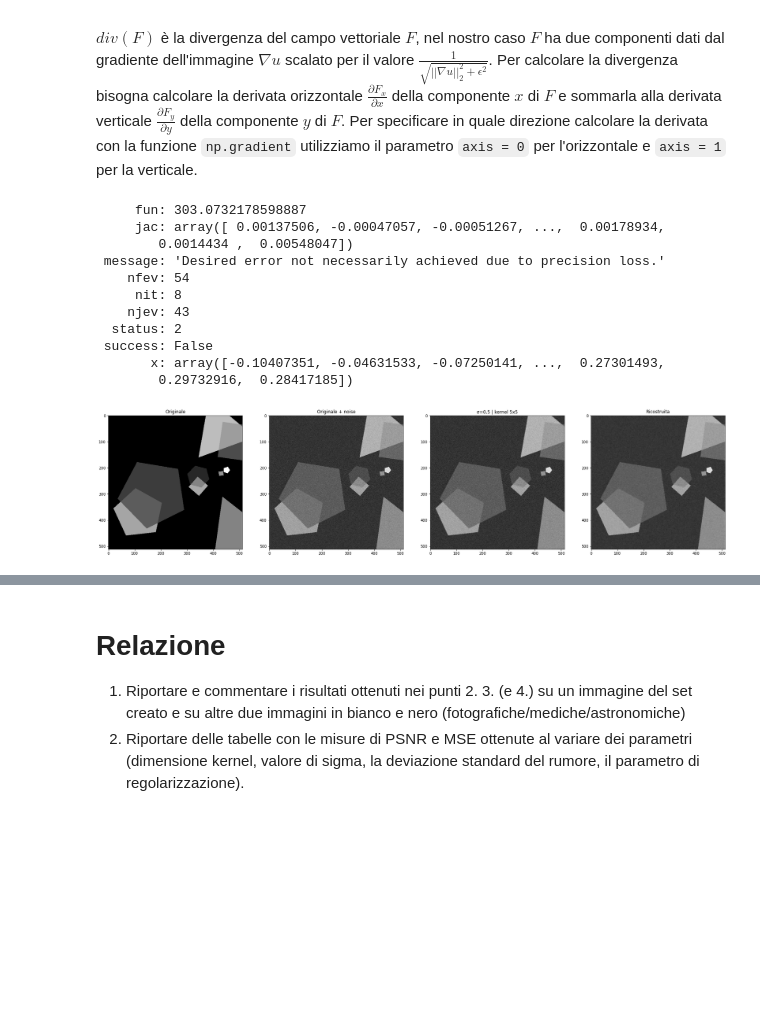
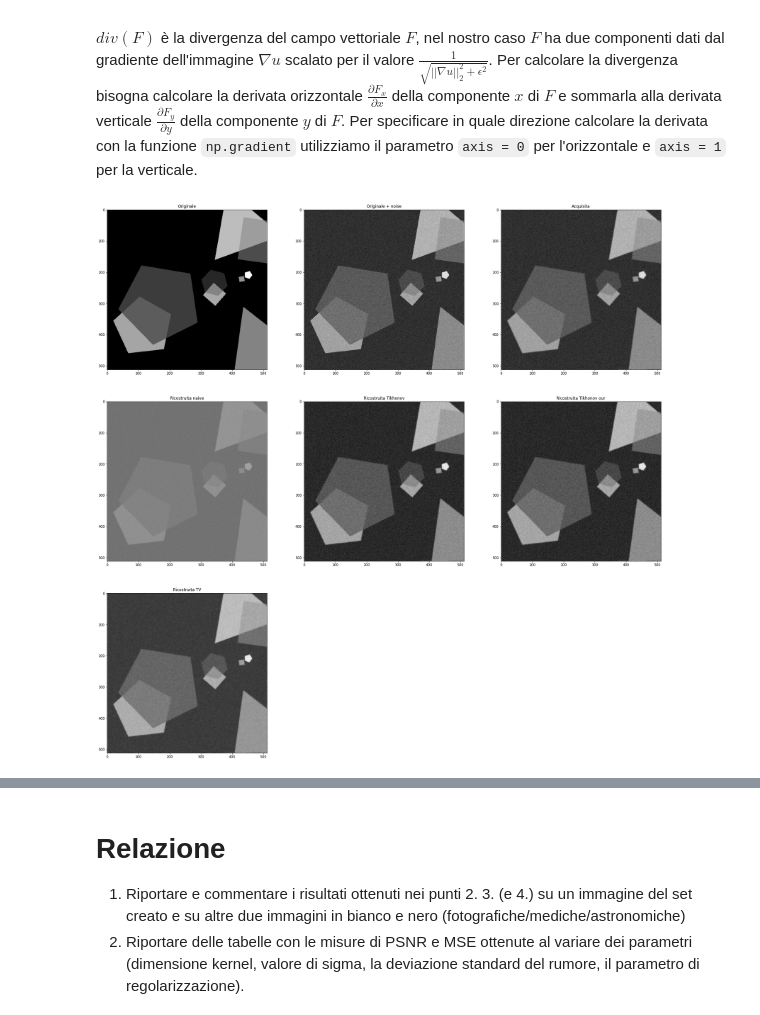
Before and after one commit to NotXia/imaging, a Jupyter notebook: progetto.ipynb, the cells around one changed output, grey strips where cells are left out. Saved outputs shown, nothing was run; the diff lists cells and outputs as text; code cells hidden in the pictures; blank space fills up the shorter version.

```diff
--- a/progetto.ipynb
+++ b/progetto.ipynb
@@ -277,7 +201,7 @@ def next_step(f, x, grad):  # backtracking procedure for the choice of the stepl
     return alpha
 
 def gradiente(f, grad_f, x0, step, MAXITERATION, ABSOLUTE_STOP):
-  #initialize first values
+  # initialize first values
   x_last = np.array(x0)
 
   k = 0
@@ -296,7 +220,7 @@ def gradiente(f, grad_f, x0, step, MAXITERATION, ABSOLUTE_STOP):
 
   return (x_last, k)
 
-def reg2(image, blur, lamb):
+def deblur_tikhonov2(image, blur, lamb):
   def f(x):
       x = x.reshape(image.shape)
       return ((((1 / 2) * (np.linalg.norm(A(x, blur) - image))**2 + ((lamb / 2)) * (np.linalg.norm(x))**2)).reshape(-1))
@@ -427,7 +306,7 @@ def grad_totvar(x):
   # Restituisci il valore del gradiente della variazione totale
   return -div
 # %%
-def tv(image, blur, lamb):
+def deblur_tv(image, blur, lamb):
     def f(x):
         x = x.reshape(image.shape)
         return ((((1 / 2) * (np.linalg.norm(A(x, blur) - image))**2 + ((lamb/2)) * totvar(x))).reshape(-1))
@@ -449,36 +326,46 @@ out_tv = tv(image1, blur1, 0.02)
+# %%
+curr_image = image1
+
+out_naive = deblur_naive(curr_image, blur1)
+out_tikhonov = deblur_tikhonov(curr_image, blur1, 0.5)
+out_tikhonov2, n_it = deblur_tikhonov2(curr_image, blur1, 0.5)
+out_tv = deblur_tv(curr_image, blur1, 0.02)
+# %%
+out_naive = out_naive.x.reshape(curr_image.shape)
+out_tikhonov = out_tikhonov.x.reshape(curr_image.shape)
+out_tikhonov2 = out_tikhonov2.reshape(curr_image.shape)
+out_tv = out_tv.x.reshape(curr_image.shape)
 # %%
-print(out_tv)
-out_tv = out_tv.x.reshape(image1.shape)
+plt.figure(figsize=(30, 30))
 
-plt.figure(figsize=(30, 10))
-
-ax1 = plt.subplot(1, 4, 1)
+ax1 = plt.subplot(3, 3, 1)
 ax1.imshow(real_image, cmap="gray")
 plt.title("Originale")
 
-ax1 = plt.subplot(1, 4, 2)
+ax1 = plt.subplot(3, 3, 2)
 ax1.imshow(real_noisy, cmap="gray")
 plt.title("Originale + noise")
 
-ax2 = plt.subplot(1, 4, 3)
-ax2.imshow(image1, cmap="gray")
-plt.title("σ=0,5 | kernel 5x5")
+ax2 = plt.subplot(3, 3, 3)
+ax2.imshow(curr_image, cmap="gray")
+plt.title("Acquisita")
 
-ax3 = plt.subplot(1, 4, 4)
+ax3 = plt.subplot(3, 3, 4)
+ax3.imshow(out_naive, cmap="gray")
+plt.title("Ricostruita naive")
+
+ax3 = plt.subplot(3, 3, 5)
+ax3.imshow(out_tikhonov, cmap="gray")
+plt.title("Ricostruita Tikhonov")
+
+ax3 = plt.subplot(3, 3, 6)
+ax3.imshow(out_tikhonov2, cmap="gray")
+plt.title("Ricostruita Tikhonov our")
+
+ax3 = plt.subplot(3, 3, 7)
 ax3.imshow(out_tv, cmap="gray")
-plt.title("Ricostruita")
+plt.title("Ricostruita TV")
 
 plt.show()
 # %% [output]
-     fun: 303.0732178598887
-     jac: array([ 0.00137506, -0.00047057, -0.00051267, ...,  0.00178934,
-        0.0014434 ,  0.00548047])
- message: 'Desired error not necessarily achieved due to precision loss.'
-    nfev: 54
-     nit: 8
-    njev: 43
-  status: 2
- success: False
-       x: array([-0.10407351, -0.04631533, -0.07250141, ...,  0.27301493,
-        0.29732916,  0.28417185])
-[figure, old version]
+[figure, new version]
```
Also changed, not shown: parts of 15 cells of this notebook, 1 other file.
